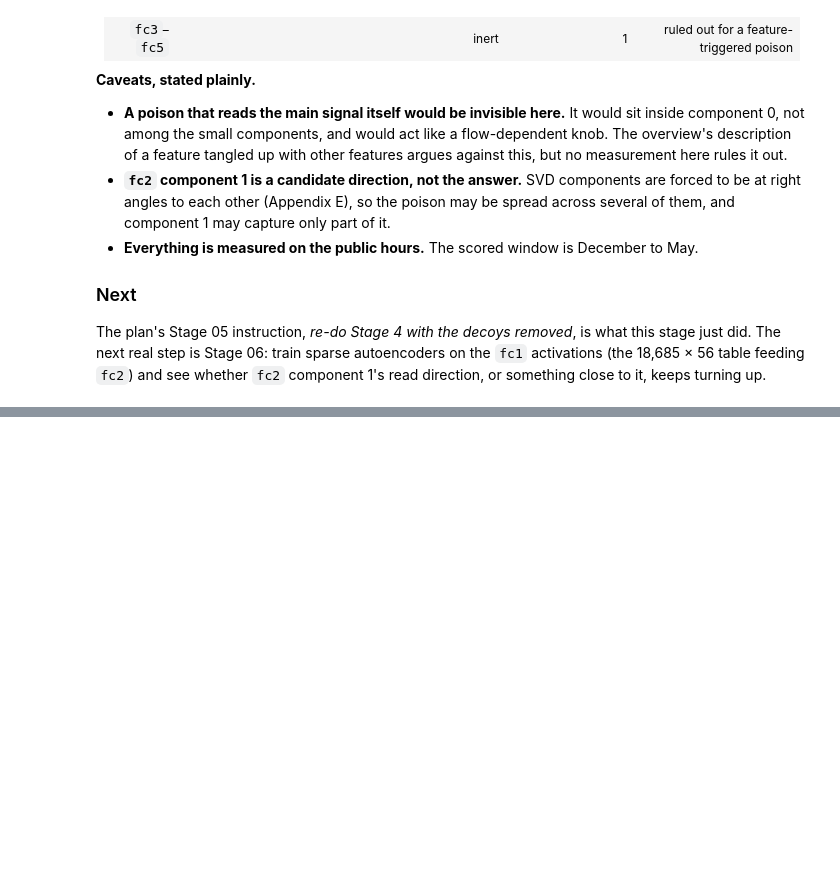
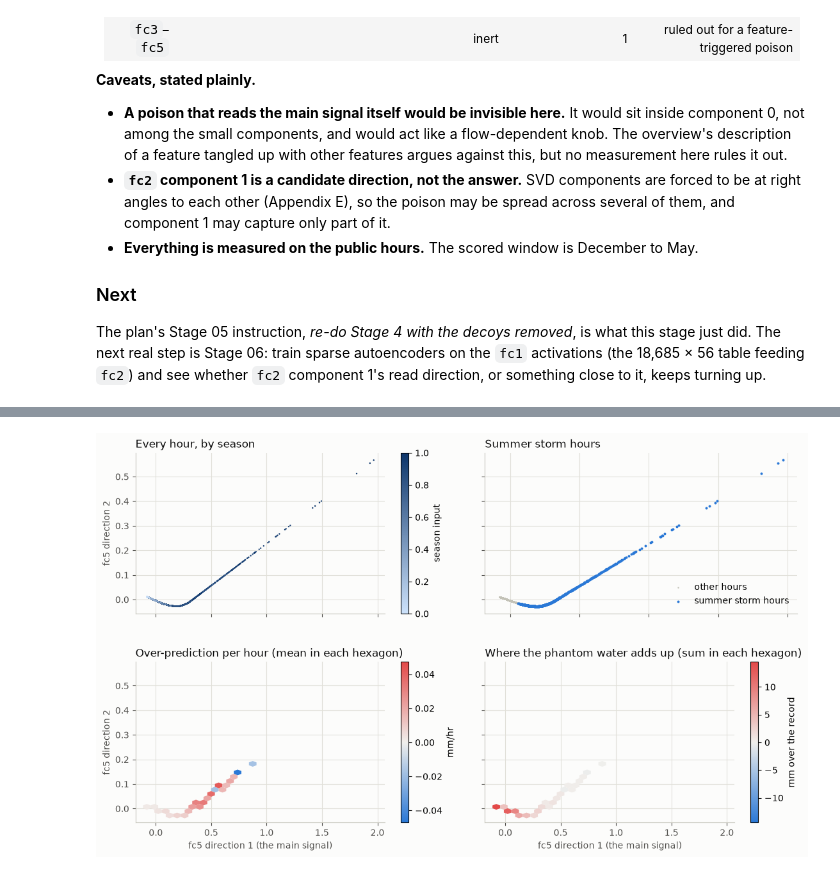
Before and after one commit to nehasrinivasula/mlm26, a Jupyter notebook: working.ipynb, the cells around one changed output, grey strips where cells are left out. Drawn from its saved outputs; the diff is of its cells as text; code cells hidden in the pictures; blank space fills up the shorter version.

```diff
--- a/working.ipynb
+++ b/working.ipynb
@@ -1257,0 +2052,17 @@ close to it, keeps turning up.
+# %%
+# The pre-registered alternative: TopK SAEs.
+# Step 1: choose k by reconstruction ALONE, before anything is compared with fc2:
+#         the smallest k in {4, 8, 16} that leaves at most 5% of the variance unexplained.
+for k in [4, 8, 16]:
+    torch.manual_seed(0)
+    trial = summarise(train_sae(TopKSAE(256, k), seed=0))
+    print(f"k = {k:2d}: unexplained {trial['unexplained']:.3f}   alive {trial['alive']}/256")
+    if trial["unexplained"] <= 0.05:
+        TOPK_K = k
+        break
+print(f"-> k = {TOPK_K}\n")
+
+# Step 2: the family, and the same match test.
+print(f"TopK family (k = {TOPK_K})")
+TOPK_FAMILY  = train_family(lambda size: TopKSAE(size, TOPK_K))
+TOPK_MATCHES = match_test(TOPK_FAMILY, f"TopK family (k = {TOPK_K})")
@@ -1257,0 +2280,77 @@ close to it, keeps turning up.
+# %%
+# fc6 fallback, step 1: look at the whole fc5 activity plane.
+# fc6 reads the fc5 activations, which vary along only about two directions (Stage 05).
+# So instead of training SAEs, put every hour on those two directions and look at it.
+from matplotlib.colors import LinearSegmentedColormap, TwoSlopeNorm
+
+FC5      = ACTS["fc5"]                                    # (18685, 56): what fc6 reads
+FC5_MEAN = FC5.mean(axis=0)
+_, fc5_s, fc5_Vt = np.linalg.svd(FC5 - FC5_MEAN, full_matrices=False)    # PCA (Stage 05)
+PLANE  = fc5_Vt[:2]                                       # the two main directions, unit length
+coords = (FC5 - FC5_MEAN) @ PLANE.T                       # each hour's position in the plane
+variance_share = fc5_s ** 2 / (fc5_s ** 2).sum()
+print(f"fc5 activity: {100 * variance_share[0]:.1f}% of its variance along direction 1, "
+      f"{100 * variance_share[1]:.1f}% along direction 2 ({100 * variance_share[:2].sum():.2f}% in the plane)")
+
+# Is direction 2 a second signal, or just the bend in a single curve? Sort the hours along
+# direction 1 and predict each one's direction-2 position from its 11 nearest neighbours
+# (a rolling average). If that predicts nearly everything, the hours lie on one curve.
+order = np.argsort(coords[:, 0])
+along_1, along_2 = coords[order, 0], coords[order, 1]
+from_neighbours = pd.Series(along_2).rolling(11, center=True, min_periods=1).mean().to_numpy()
+predicted = 1 - ((along_2 - from_neighbours) ** 2).sum() / ((along_2 - along_2.mean()) ** 2).sum()
+print(f"an hour's position along direction 1 predicts {100 * predicted:.1f}% of its position along direction 2")
+print(f"(for comparison, fc2's activity: {100 * EXPLAINED['fc2'][0]:.3f}% of its variance in one direction)\n")
+
+# How much of each fc6 read pattern lies inside this plane? (U6, s6, Vt6: fc6's SVD from Stage 04.)
+# Anything outside it reads directions the data barely uses (the Part 2 caution).
+for k in (0, 1, 2):
+    in_plane = ((PLANE @ Vt6[k]) ** 2).sum()
+    print(f"fc6 component {k} (size {s6[k]:.3f}): {100 * in_plane:5.1f}% of its read pattern lies in the plane")
+
+# Figure: the same 18,685 hours four ways.
+season = pd.read_csv("data/train.csv", parse_dates=["datetime"]).set_index("datetime")["season"]
+season = season.loc[pd.to_datetime(feats["datetime"])].to_numpy()          # line up with the model's hours
+season_blues = LinearSegmentedColormap.from_list("season", ["#cde2fb", "#0d366b"])
+over_under   = LinearSegmentedColormap.from_list("over", ["#2a78d6", "#f0efec", "#e34948"])
+
+fig, axes = plt.subplots(2, 2, figsize=(13.33, 7.5), sharex=True, sharey=True,
+                         gridspec_kw={"hspace": 0.3, "wspace": 0.12})
+fig.patch.set_facecolor(SURFACE)
+(season_ax, storm_ax), (mean_ax, total_ax) = axes
+
+# (a) every hour, coloured by the season input (0 = around New Year, 1 = around early July)
+points = season_ax.scatter(coords[:, 0], coords[:, 1], c=season, cmap=season_blues, s=3, linewidths=0)
+fig.colorbar(points, ax=season_ax, label="season input")
+season_ax.set_title("Every hour, by season", fontsize=12, loc="left", color=INK)
+
+# (b) summer storm hours against the rest
+storm_ax.scatter(coords[~STORM, 0], coords[~STORM, 1], s=3, color=CONTEXT_GREY, linewidths=0,
+                 label="other hours")
+storm_ax.scatter(coords[STORM, 0], coords[STORM, 1], s=8, color="#2a78d6", linewidths=0,
+                 label="summer storm hours")
+storm_ax.legend(frameon=False, fontsize=10, loc="lower right")
+storm_ax.set_title("Summer storm hours", fontsize=12, loc="left", color=INK)
+
+# (c, d) over-prediction (model minus HBV), averaged and summed within small hexagons.
+# Red = too much water, blue = too little; grey = about right.
+for ax, reduce, title, label in [
+        (mean_ax, np.mean, "Over-prediction per hour (mean in each hexagon)", "mm/hr"),
+        (total_ax, np.sum, "Where the phantom water adds up (sum in each hexagon)", "mm over the record")]:
+    cells = ax.hexbin(coords[:, 0], coords[:, 1], C=over, reduce_C_function=reduce,
+                      gridsize=30, mincnt=5, cmap=over_under, linewidths=0)
+    values = cells.get_array()
+    limit = np.abs(values).max()
+    cells.set_norm(TwoSlopeNorm(vcenter=0, vmin=-limit, vmax=limit))   # grey sits exactly at zero
+    fig.colorbar(cells, ax=ax, label=label)
+    ax.set_title(title, fontsize=12, loc="left", color=INK)
+
+for ax in axes.flat:
+    style_axes(ax)
+for ax in (mean_ax, total_ax):
+    ax.set_xlabel("fc5 direction 1 (the main signal)", fontsize=10, color=INK_SOFT)
+for ax in (season_ax, mean_ax):
+    ax.set_ylabel("fc5 direction 2", fontsize=10, color=INK_SOFT)
+save_for_slides(fig, "stage06_fc6_1_fc5_activity_plane.png")
+plt.show()
+# %% [output]
@@ -1257,0 +2364 @@ close to it, keeps turning up.
+[figure, added]
```
Also changed, not shown: parts of 158 cells of this notebook, 20 other files.
